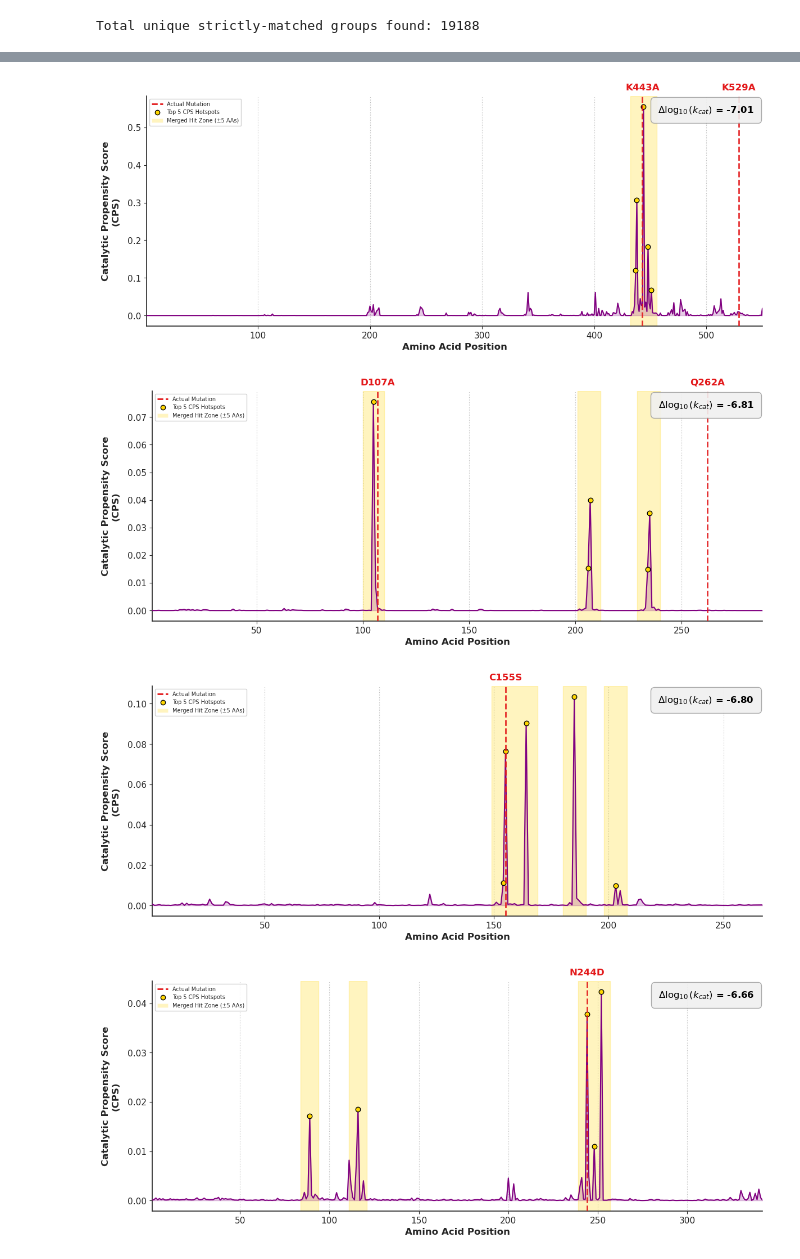
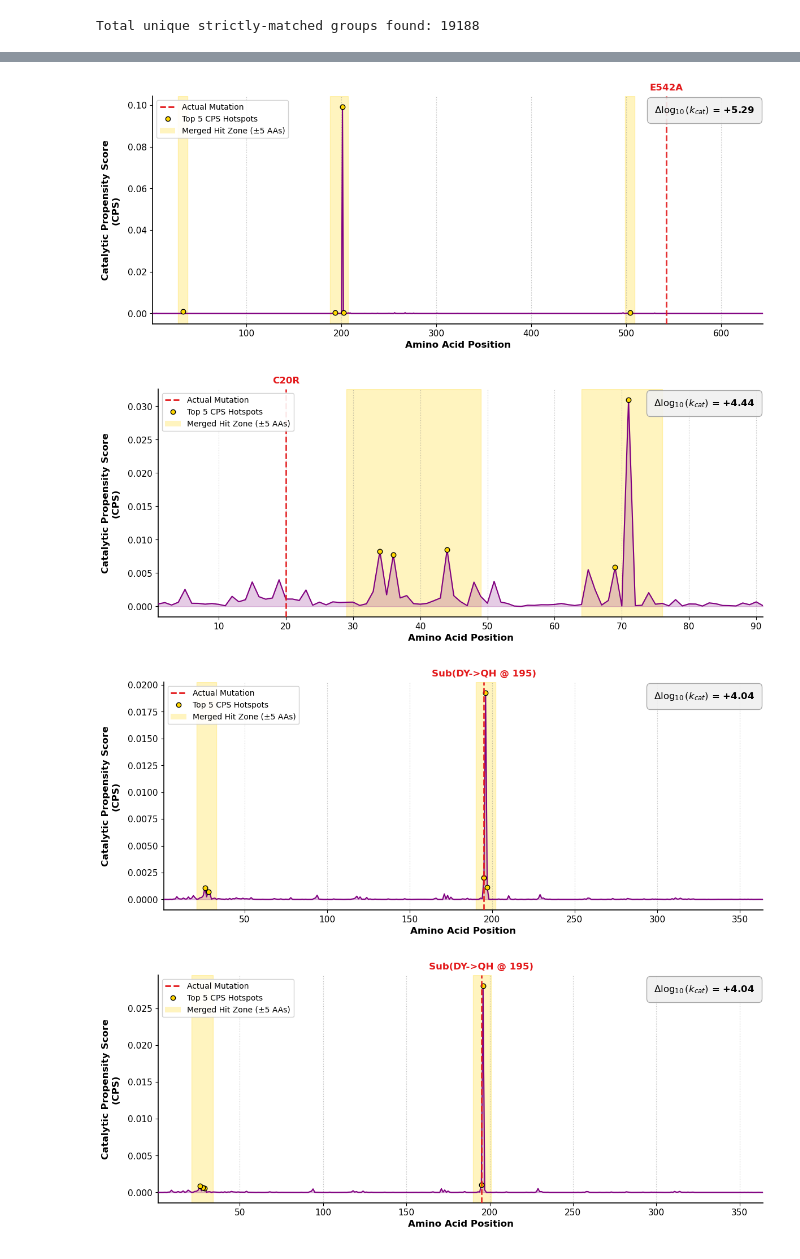
Before and after one commit to ZWR0/Interkcat, a Jupyter notebook: Codes/Model Explaination.ipynb, the cells around one changed output, grey strips where cells are left out. Drawn from its saved outputs; the diff is of its cells as text; code cells hidden in the pictures.

```diff
--- a/Codes/Model Explaination.ipynb
+++ b/Codes/Model Explaination.ipynb
@@ -230,7 +172,7 @@ plt.show()
 # %% [markdown]
 ### Model Interpretation: Attention Visualization for a Sample Protein-Molecule Pair
 # %%
-i = 100  # sample index
+i = 0  # sample index
 
 # === Protein Embedding Info ===
 prot_emb, prot_mask, prot_symbols = model.prot_emb([sequences[i]], return_symbols=True)
@@ -1058,9 +1002,13 @@ import matplotlib.pyplot as plt
 from matplotlib.patches import Patch
 from matplotlib.lines import Line2D
 from matplotlib.offsetbox import AnchoredText
+import torch
 
 # Load the dataset
 df_final = pd.read_csv('Mutant-info.csv')
+# df_final = df_final.sort_values(by='Delta_log_kcat', ascending=True).reset_index(drop=True) # Negative Mutations
+df_final = df_final.sort_values(by='Delta_log_kcat', ascending=False).reset_index(drop=True) # Positive Mutations
+df_final = df_final[df_final['Mutation_Count'] <= 1]
 
 for i in range(10):
     seq = df_final['Sequence'].iloc[i]
@@ -1069,7 +1017,6 @@ for i in range(10):
     mutation_pos = [int(pos) for pos in re.findall(r'\d+', df_final['Mutation_Info'].iloc[i])]
     mutation_text = df_final['Mutation_Info'].iloc[i].split(';')
 
-    # model calculation for the specific sample
     with torch.no_grad():
         prot_emb, prot_mask, prot_symbols = model.prot_emb([seq], return_symbols=True)
         mol_out = model.mol_emb([smi], return_symbols=True)
@@ -1159,35 +1106,36 @@ for i in range(10):
         borderpad=0.5
     )
     anchored_text.patch.set_boxstyle("round,pad=0.4")
     anchored_text.patch.set_facecolor('#F0F0F0')
     anchored_text.patch.set_edgecolor('#A0A0A0')
     anchored_text.patch.set_alpha(0.9)
     ax.add_artist(anchored_text)
 
     legend_elements = [
         Line2D([0], [0], color='#E31A1C', lw=2, linestyle='--', label='Actual Mutation'),
         Line2D([0], [0], marker='.', color='w', markerfacecolor='#FFD700', markeredgecolor='black', markersize=12, label='Top 5 CPS Hotspots'),
         Patch(facecolor='#FFD700', alpha=0.25, label=f'Merged Hit Zone (±{radius} AAs)')
     ]
     ax.legend(handles=legend_elements, loc='upper left', framealpha=0.9)
 
     y_max = ax.get_ylim()[1]
     for pos, text in zip(mutation_pos, mutation_text):
         ax.text(pos, y_max * 1.02, f"{text.strip()}",
                 color='#E31A1C', fontsize=12, fontweight='bold', ha='center', va='bottom')
 
     ax.spines['top'].set_visible(False)
     ax.spines['right'].set_visible(False)
     ax.tick_params(axis='both', which='both', direction='out', labelsize=11)
     ax.xaxis.grid(True, linestyle=':', color='gray', alpha=0.5, zorder=0)
 
     ax.set_xlim(1, len(prot_seq))
 
     plt.tight_layout()
-    # plt.savefig(f"./Figure/CPS_HitZone_Profile_{i}.png", dpi=600, bbox_inches='tight', transparent=True)
+    # plt.savefig(f"./Figure/CPS_HitZone_Profile_Lethal_{i}.png", dpi=600, bbox_inches='tight', transparent=True)
+    plt.savefig(f"./Figure/CPS_HitZone_Profile_Active_{i}.png", dpi=600, bbox_inches='tight', transparent=True)
     plt.show()
 # %% [output]
-[figure, old version]
+[figure, new version]
-[figure, old version]
+[figure, new version]
-[figure, old version]
+[figure, new version]
-[figure, old version]
+[figure, new version]
```
Also changed, not shown: parts of 17 cells of this notebook.
